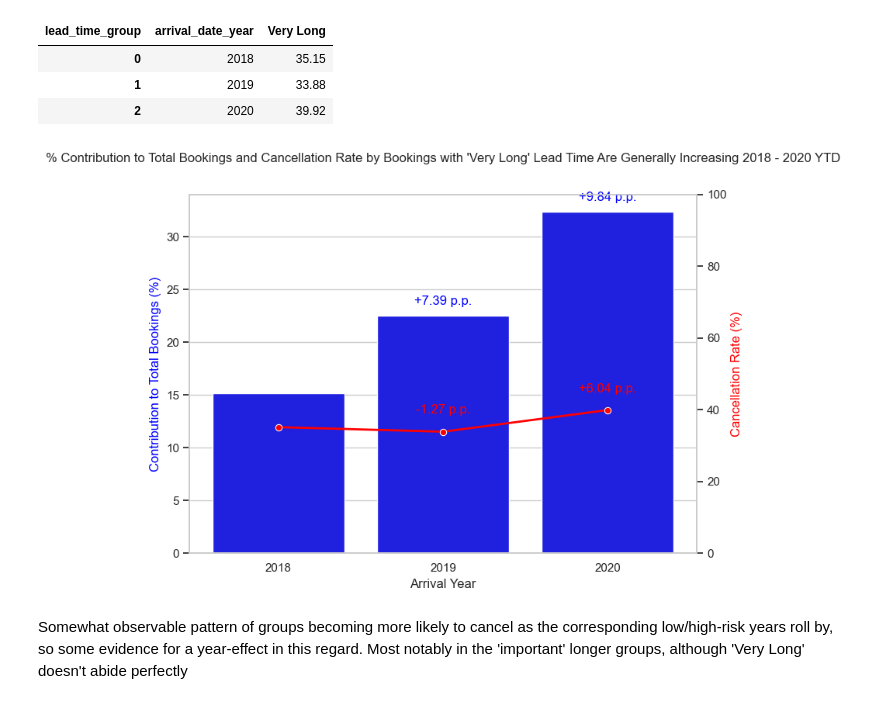
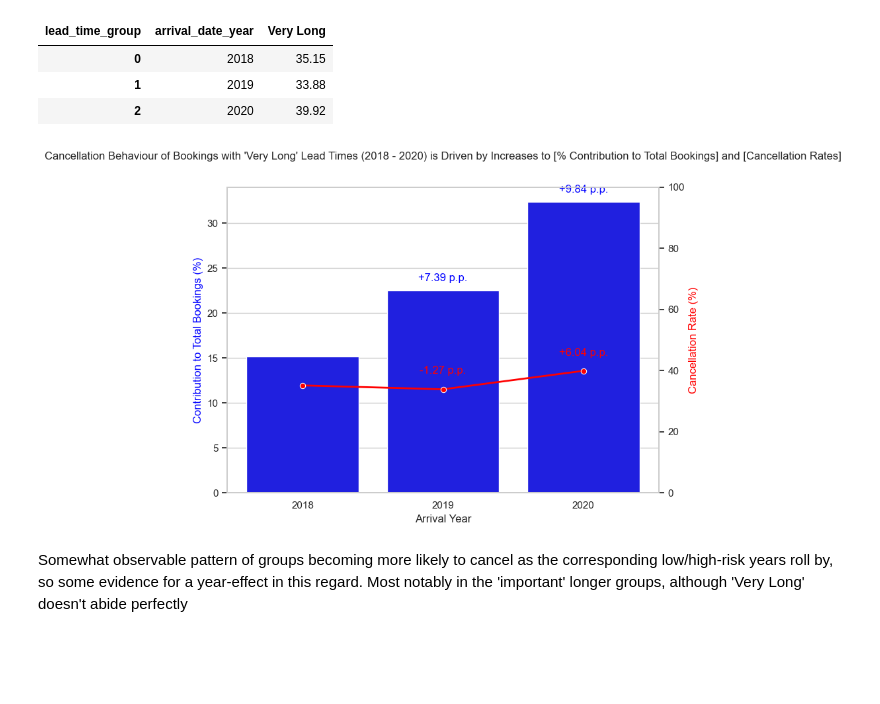
Before and after one commit to dngsus/data_analysis, a Jupyter notebook: 01 Hotel Bookings/01 Hotel v01.ipynb, the cells around one changed output. Cells and saved outputs as stored; diff of their text form; code cells hidden in the pictures; blank space fills up the shorter version.

```diff
--- a/01 Hotel Bookings/01 Hotel v01.ipynb
+++ b/01 Hotel Bookings/01 Hotel v01.ipynb
@@ -1549,35 +1549,35 @@ sns.lineplot(
     legend = False
 )
 
 for value in range(1, 3): # 1, 2
     diff = values_rate.iloc[value] - values_rate.iloc[value - 1]
     if diff > 0:
         ax2.annotate(f'+{diff:.2f} p.p.',
                 xy=(years_size.iloc[value], values_rate.iloc[value]), # positioning of annotation (x = '2020', y = value for 2020 i.e. top of bar)
                 xytext=(years_size.iloc[value], values_rate.iloc[value] + 5), # specific positioning of text (x = '2020', y = value for 2020 + extra)
                 ha='center',
                 color = "Red") # horizontal alignment of text
     else:
         ax2.annotate(f'{diff:.2f} p.p.',
                 xy=(years_size.iloc[value], values_rate.iloc[value]), # positioning of annotation (x = '2020', y = value for 2020 i.e. top of bar)
                 xytext=(years.iloc[value], values_rate.iloc[value] + 5), # specific positioning of text (x = '2020', y = value for 2020 + extra)
                 ha='center',
                 color = "Red") # horizontal alignment of text
 
 # Adjust the scale of the secondary y-axis
 ax2.set_ylim(0, 100)
 
 # Axis labels and title
 ax1.set_xlabel("Arrival Year")
 ax1.set_ylabel("Contribution to Total Bookings (%)", color='blue')
 ax2.set_ylabel("Cancellation Rate (%)", color='red')
-plt.title("% Contribution to Total Bookings and Cancellation Rate by Bookings with 'Very Long' Lead Time Are Generally Increasing 2018 - 2020 YTD", pad = 30)
+plt.title("Cancellation Behaviour of Bookings with 'Very Long' Lead Times (2018 - 2020) is Driven by Increases to [% Contribution to Total Bookings] and [Cancellation Rates]", pad = 30)
 
 # Format and display
 plt.tight_layout()
 plt.show()
 # %% [output]
-[figure, old version]
+[figure, new version]
 # %% [markdown]
 Somewhat observable pattern of groups becoming more likely to cancel as the corresponding low/high-risk years roll by,<br>
 so some evidence for a year-effect in this regard. Most notably in the 'important' longer groups, although 'Very Long' doesn't abide perfectly
```
Also changed, not shown: parts of 14 cells of this notebook.
